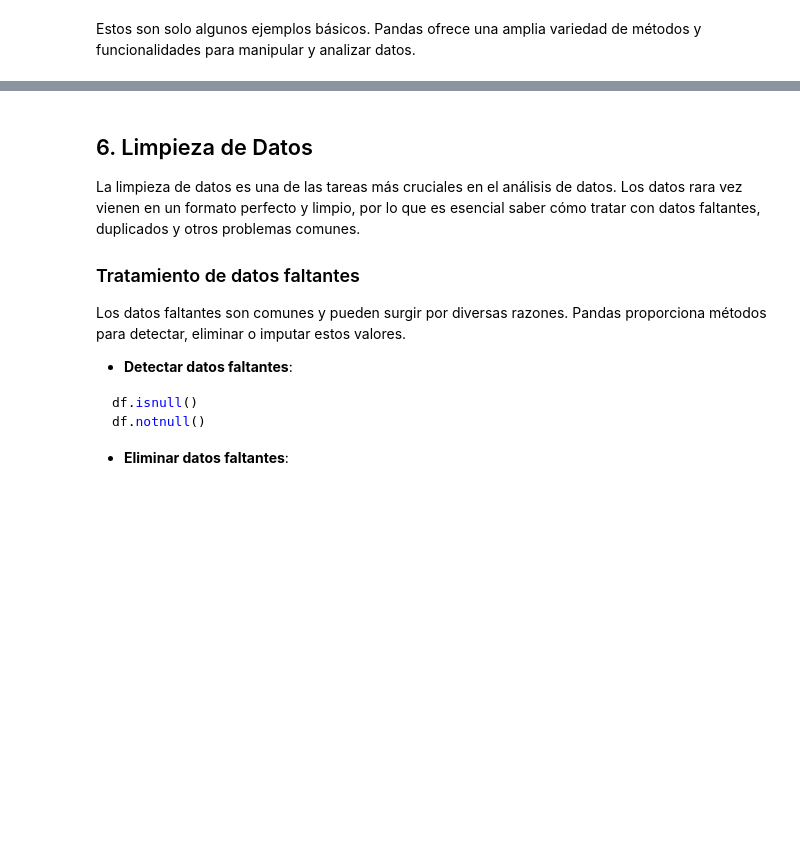
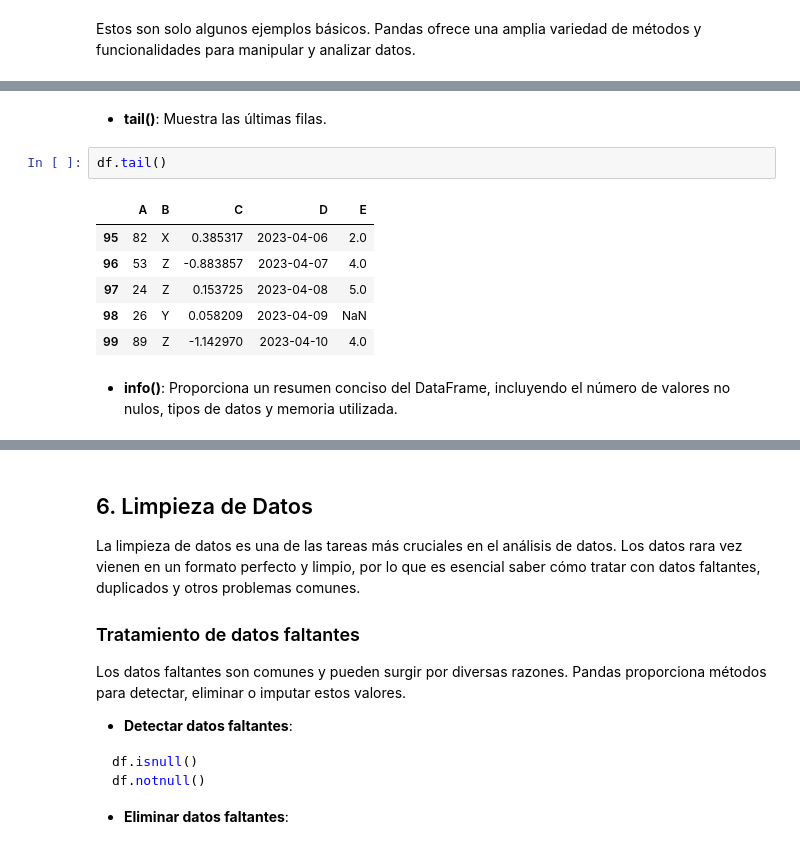
Before and after one commit to K3nnyZY/Python_class, a Jupyter notebook: Pandas/Curso_Pandas_Python.ipynb, the cells around one changed output, grey strips where cells are left out. Cells and saved outputs as stored; diff of their text form; blank space fills up the shorter version.

```diff
--- a/Pandas/Curso_Pandas_Python.ipynb
+++ b/Pandas/Curso_Pandas_Python.ipynb
@@ -334,0 +316,13 @@ Estas herramientas son fundamentales para la fase inicial de cualquier proyecto
+# %% [markdown]
+- **tail()**: Muestra las últimas filas.
+# %%
+df.tail()
+# %% [output]
+|  | A | B | C | D | E |
+| 95 | 82 | X | 0.385317 | 2023-04-06 | 2.0 |
+| 96 | 53 | Z | -0.883857 | 2023-04-07 | 4.0 |
+| 97 | 24 | Z | 0.153725 | 2023-04-08 | 5.0 |
+| 98 | 26 | Y | 0.058209 | 2023-04-09 | NaN |
+| 99 | 89 | Z | -1.142970 | 2023-04-10 | 4.0 |
+# %% [markdown]
+- **info()**: Proporciona un resumen conciso del DataFrame, incluyendo el número de valores no nulos, tipos de datos y memoria utilizada.
```
Also changed, not shown: parts of 35 cells of this notebook.
